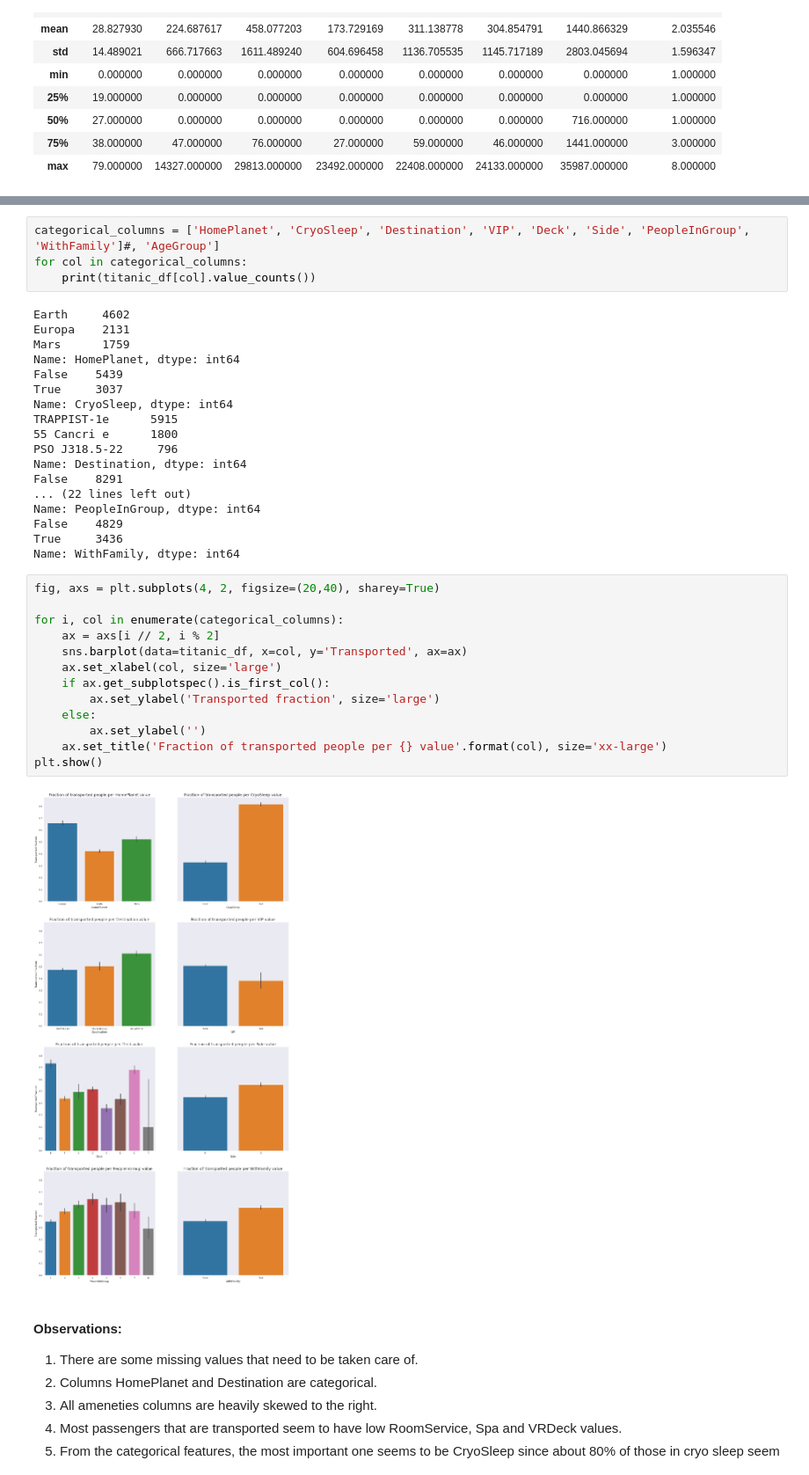
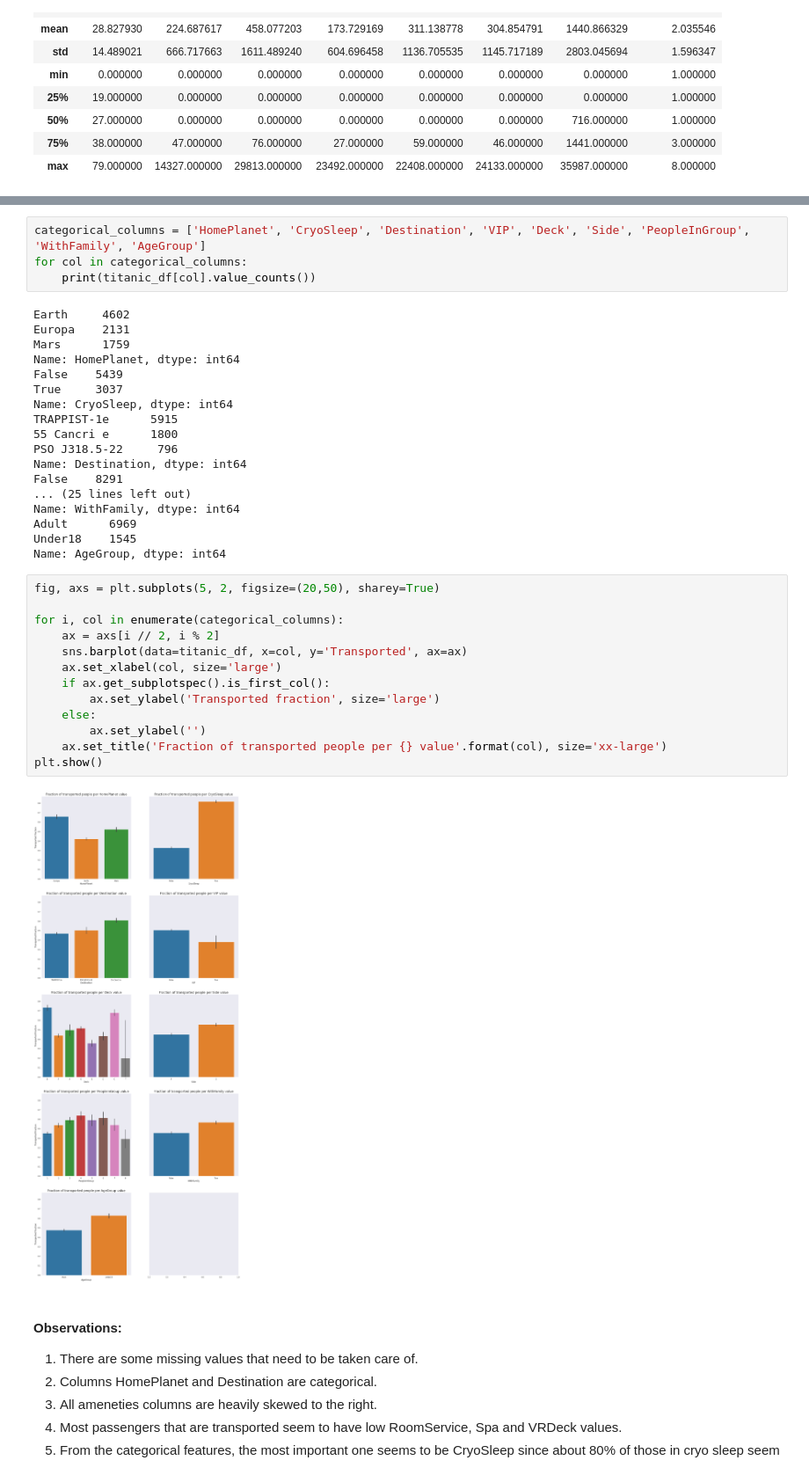
Before and after one commit to mhadjiantonis/SpaceshipTitanic, a Jupyter notebook: spaceship-titanic.ipynb, the cells around one changed output, grey strips where cells are left out. Shown at 88% size. Saved outputs shown, nothing was run; the diff lists cells and outputs as text.

```diff
--- a/spaceship-titanic.ipynb
+++ b/spaceship-titanic.ipynb
@@ -104,5 +104,5 @@ sns.pairplot(data=titanic_df[numerical_columns + ['Transported']], hue='Transpor
 # %%
-categorical_columns = ['HomePlanet', 'CryoSleep', 'Destination', 'VIP', 'Deck', 'Side', 'PeopleInGroup', 'WithFamily']#, 'AgeGroup']
+categorical_columns = ['HomePlanet', 'CryoSleep', 'Destination', 'VIP', 'Deck', 'Side', 'PeopleInGroup', 'WithFamily', 'AgeGroup']
 for col in categorical_columns:
     print(titanic_df[col].value_counts())
 # %% [output]
@@ -118,26 +118,26 @@ TRAPPIST-1e      5915
 PSO J318.5-22     796
 Name: Destination, dtype: int64
 False    8291
-... (22 lines left out)
-Name: PeopleInGroup, dtype: int64
-False    4829
-True     3436
+... (25 lines left out)
 Name: WithFamily, dtype: int64
+Adult      6969
+Under18    1545
+Name: AgeGroup, dtype: int64
 # %%
-fig, axs = plt.subplots(4, 2, figsize=(20,40), sharey=True)
+fig, axs = plt.subplots(5, 2, figsize=(20,50), sharey=True)
 
 for i, col in enumerate(categorical_columns):
     ax = axs[i // 2, i % 2]
     sns.barplot(data=titanic_df, x=col, y='Transported', ax=ax)
     ax.set_xlabel(col, size='large')
     if ax.get_subplotspec().is_first_col():
         ax.set_ylabel('Transported fraction', size='large')
     else:
         ax.set_ylabel('')
     ax.set_title('Fraction of transported people per {} value'.format(col), size='xx-large')
 plt.show()
 # %% [output]
-[figure, old version]
+[figure, new version]
 # %% [markdown]
 #### Observations:
 1. There are some missing values that need to be taken care of.
```
Also changed, not shown: parts of 30 cells of this notebook.
